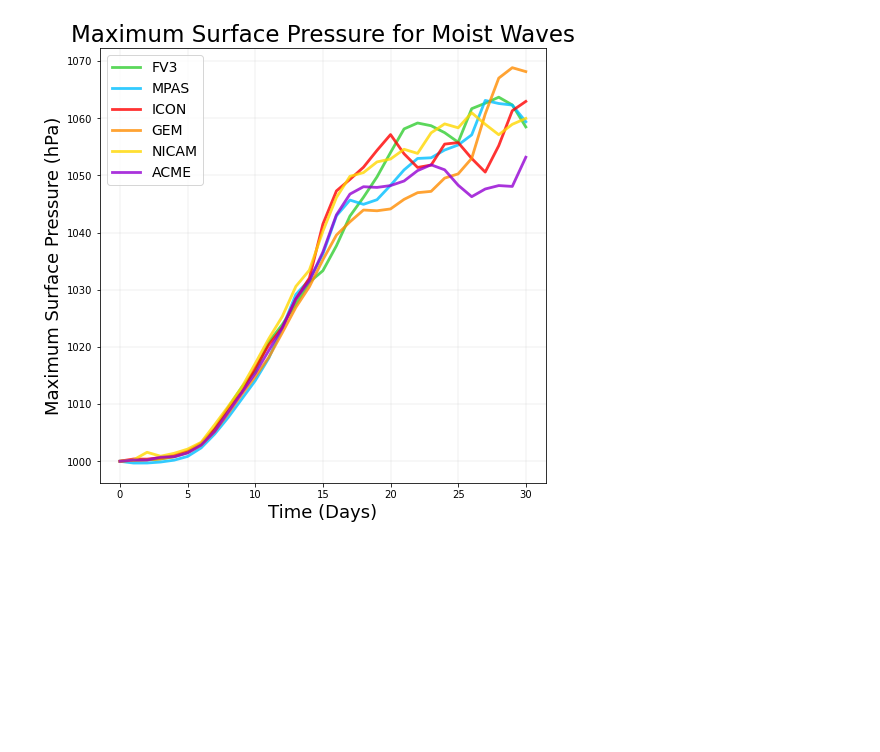
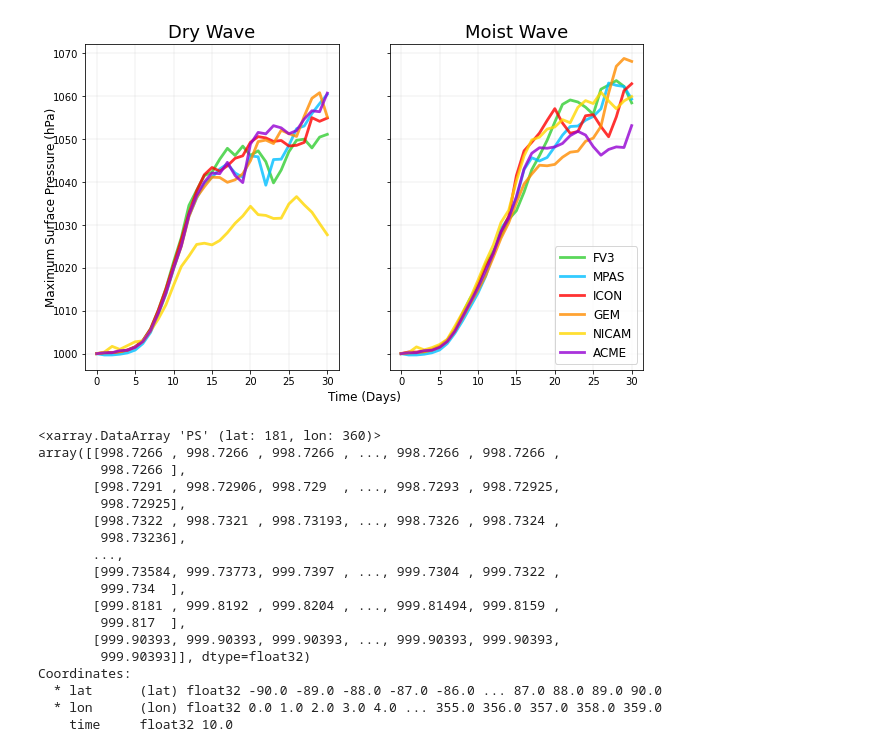
Before and after one commit to Luigi728/Penn_State_Research, a Jupyter notebook: NWP_Project_1.ipynb, the cells around one changed output. Drawn from its saved outputs; the diff is of its cells as text; code cells hidden in the pictures; blank space fills up the shorter version.

```diff
--- a/NWP_Project_1.ipynb
+++ b/NWP_Project_1.ipynb
@@ -135,5 +104,5 @@ Fig.savefig('Q1_Max_Dry.png', bbox_inches='tight')
 # %%
-# Question 2 Moist
+# Question 1 Moist
 # Create Empty Arrays
 Min_Pressure_Moist = numpy.zeros((6,31))
 Max_Pressure_Moist = numpy.zeros((6,31))
@@ -165,12 +134,12 @@ for i in range(len(Models)):
         Moist_Pressure = Moist_Data.ps
 #
 # Find Min Pressure
-    for k in range(len(Pressure_Data["time"])):
+    for k in range(len(Moist_Pressure["time"])):
         Min_Pressure_Moist[i][k] = numpy.min(Moist_Pressure[k, :, :]) / 100.
 
 #
 # Find Max Pressure
-    for k in range(len(Pressure_Data["time"])):
+    for k in range(len(Moist_Pressure["time"])):
         Max_Pressure_Moist[i][k] = numpy.max(Moist_Pressure[k, :, :]) / 100.
 print (Min_Pressure_Moist)
 #print (Max_Pressure_Moist)
@@ -192,16 +161,3 @@ print (Min_Pressure_Moist)
    864.27652353  864.6270798   852.97477873  847.55572413  847.88044309
    853.0493396   849.61760685  862.11122068  859.71726021  852.10080117
    847.39001518]]
-# %%
-# Plot Min Pressure
-Fig = pyplot.figure(figsize=(8,8))
-Axes = Fig.add_subplot(1,1,1)
-Colours = ['limegreen', 'deepskyblue', 'red', 'darkorange', 'gold', 'darkviolet']
-for i in range(len(Models)):
-    Axes.plot(Pressure_Data["time"], Min_Pressure_Moist[i], c=Colours[i], label=Models[i], linewidth=2.8, alpha=0.8)
-pyplot.grid('grid', linestyle="-", linewidth=0.25, color='silver')
-pyplot.xlabel('Time (Days)', fontsize=18)
-pyplot.ylabel('Minimum Surface Pressure (hPa)', fontsize=18)
-pyplot.title('Minimum Surface Pressure for Moist Waves', fontsize=23)
-pyplot.legend(loc=3, fontsize=14)
-Fig.savefig('Q1_Min_Moist.png', bbox_inches='tight')
@@ -210,15 +191,27 @@ Fig.savefig('Q1_Min_Moist.png', bbox_inches='tight')
 # %%
-# Plot Min Pressure
-Fig = pyplot.figure(figsize=(8,8))
-Axes = Fig.add_subplot(1,1,1)
-Colours = ['limegreen', 'deepskyblue', 'red', 'darkorange', 'gold', 'darkviolet']
-for i in range(len(Models)):
-    Axes.plot(Pressure_Data["time"], Max_Pressure_Moist[i], c=Colours[i], label=Models[i], linewidth=2.8, alpha=0.8)
-pyplot.grid('grid', linestyle="-", linewidth=0.25, color='silver')
-pyplot.xlabel('Time (Days)', fontsize=18)
-pyplot.ylabel('Maximum Surface Pressure (hPa)', fontsize=18)
-pyplot.title('Maximum Surface Pressure for Moist Waves', fontsize=23)
-pyplot.legend(loc=2, fontsize=14)
-Fig.savefig('Q1_Max_Moist.png', bbox_inches='tight')
+# Question 1
+# Plot Max Pressure for Dry and Moist Waves
+Fig = pyplot.figure(figsize=(10,6))
+Axes = Fig.subplots(1,2,sharey=True)
+for i in range(2):
+    Colours = ['limegreen', 'deepskyblue', 'red', 'darkorange', 'gold', 'darkviolet']
+    for k in range(len(Models)):
+        if i == 0:
+            Axes[i].plot(Dry_Pressure["time"], Max_Pressure_Dry[k], c=Colours[k], label=Models[k], \
+            linewidth=2.8, alpha=0.8)
+        if i == 1:
+            Axes[i].plot(Moist_Pressure["time"], Max_Pressure_Moist[k], c=Colours[k], label=Models[k], \
+            linewidth=2.8, alpha=0.8)
+    Axes[i].grid('grid', linestyle="-", linewidth=0.25, color='silver')
+    if i == 0:
+        Axes[i].set_title('Dry Wave', fontsize=18)
+    else:
+        Axes[i].set_title('Moist Wave', fontsize=18)
+        Axes[i].legend(loc=4, fontsize=12)
+Fig.add_subplot(111, frameon=False)
+pyplot.tick_params(labelcolor='none', top=False, bottom=False, left=False, right=False)
+pyplot.xlabel('Time (Days)', fontsize=12)
+pyplot.ylabel('Maximum Surface Pressure (hPa)', fontsize=12)
+pyplot.savefig('Q1_Max.png', bbox_inches='tight')
 # %% [output]
-[figure, old version]
+[figure, new version]
@@ -224,0 +250,21 @@ Fig.savefig('Q1_Max_Moist.png', bbox_inches='tight')
+# %%
+Pressure_Day_10("MPAS", 1)
+# %% [output]
+<xarray.DataArray 'PS' (lat: 181, lon: 360)>
+array([[998.7266 , 998.7266 , 998.7266 , ..., 998.7266 , 998.7266 ,
+        998.7266 ],
+       [998.7291 , 998.72906, 998.729  , ..., 998.7293 , 998.72925,
+        998.72925],
+       [998.7322 , 998.7321 , 998.73193, ..., 998.7326 , 998.7324 ,
+        998.73236],
+       ...,
+       [999.73584, 999.73773, 999.7397 , ..., 999.7304 , 999.7322 ,
+        999.734  ],
+       [999.8181 , 999.8192 , 999.8204 , ..., 999.81494, 999.8159 ,
+        999.817  ],
+       [999.90393, 999.90393, 999.90393, ..., 999.90393, 999.90393,
+        999.90393]], dtype=float32)
+Coordinates:
+  * lat      (lat) float32 -90.0 -89.0 -88.0 -87.0 -86.0 ... 87.0 88.0 89.0 90.0
+  * lon      (lon) float32 0.0 1.0 2.0 3.0 4.0 ... 355.0 356.0 357.0 358.0 359.0
+    time     float32 10.0
```
Also changed, not shown: parts of 25 cells of this notebook.
